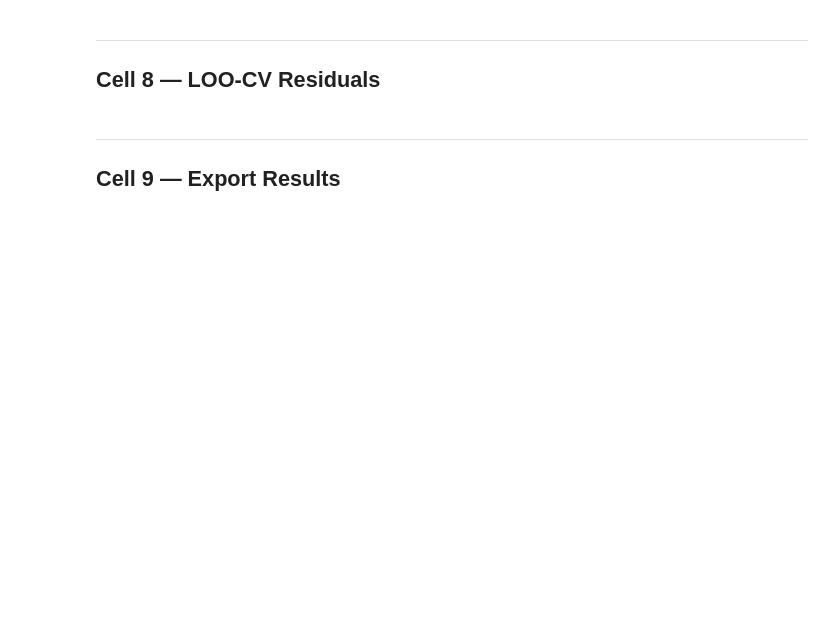
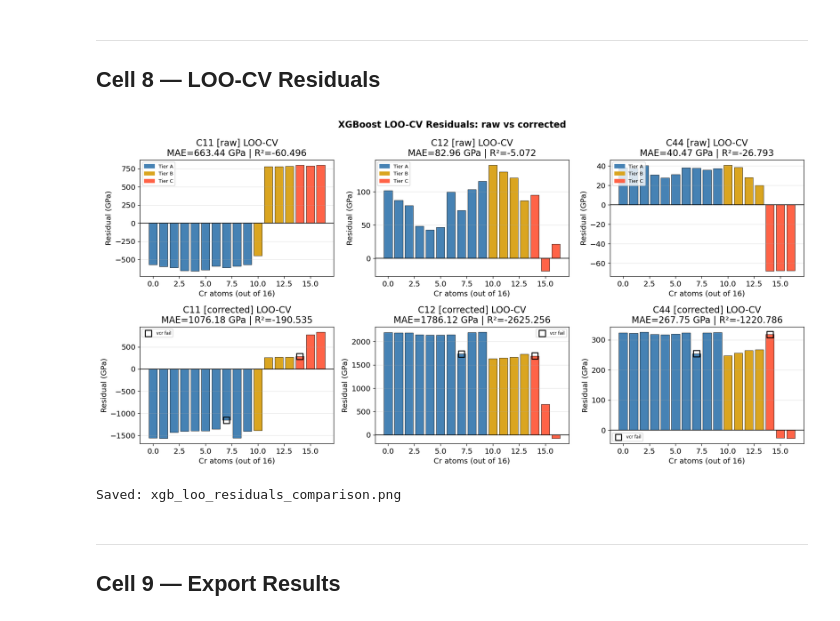
Before and after one commit to submerged-in-matrix/fe-cr_cu-ni_DFT, a Jupyter notebook: ml/02_xgboost_surrogate.ipynb, the cells around one changed output. Drawn from its saved outputs; the diff is of its cells as text; code cells hidden in the pictures; blank space fills up the shorter version.

```diff
--- a/ml/02_xgboost_surrogate.ipynb
+++ b/ml/02_xgboost_surrogate.ipynb
@@ -299,15 +532,39 @@ plt.show(); print('Saved: xgb_predictions.png')
 ---
 ## Cell 8 — LOO-CV Residuals
 # %%
-fig, axes = plt.subplots(1, 3, figsize=(15, 4))
-for ax, tname in zip(axes, TARGETS):
-    res = xgb_results[tname]
-    plot_loo_residuals(ax, res['residuals'], df['n_cr'].values, tier,
-                       f"{tname} LOO-CV\nMAE={res['mae']:.2f} GPa | R²={res['r2']:.3f}")
-plt.suptitle('XGBoost LOO-CV Residuals  (red = flagged)', fontweight='bold')
+fig, axes = plt.subplots(2, 3, figsize=(16, 8))
+
+for row_idx, mode in enumerate(DATA_PATHS):
+    r = results[mode]
+    for col_idx, tname in enumerate(TARGETS):
+        ax  = axes[row_idx, col_idx]
+        res = r['xgb_results'][tname]
+        plot_loo_residuals(
+            ax,
+            res['residuals'],
+            r['df']['n_cr'].values,
+            r['tier'],
+            f"{tname} [{mode}] LOO-CV\n"
+            f"MAE={res['mae']:.2f} GPa | R²={res['r2']:.3f}"
+        )
+        # vcr fail overlay
+        if r['vcr_geometry'].any():
+            ax.scatter(r['df']['n_cr'][r['vcr_geometry']],
+                       res['residuals'][r['vcr_geometry']],
+                       marker='s', s=100, facecolors='none',
+                       edgecolors='black', linewidths=1.5,
+                       zorder=5, label='vcr fail')
+            ax.legend(fontsize=7)
+
+plt.suptitle('XGBoost LOO-CV Residuals: raw vs corrected',
+             fontweight='bold')
 plt.tight_layout()
-plt.savefig('../analysis/xgb_loo_residuals.png', bbox_inches='tight')
-plt.show(); print('Saved: xgb_loo_residuals.png')
+plt.savefig('../analysis/xgb_loo_residuals_comparison.png', bbox_inches='tight')
+plt.show()
+print('Saved: xgb_loo_residuals_comparison.png')
+# %% [output]
+[figure, added]
+Saved: xgb_loo_residuals_comparison.png
 # %% [markdown]
 ---
 ## Cell 9 — Export Results
```
Also changed, not shown: parts of 13 cells of this notebook, 11 other files.
